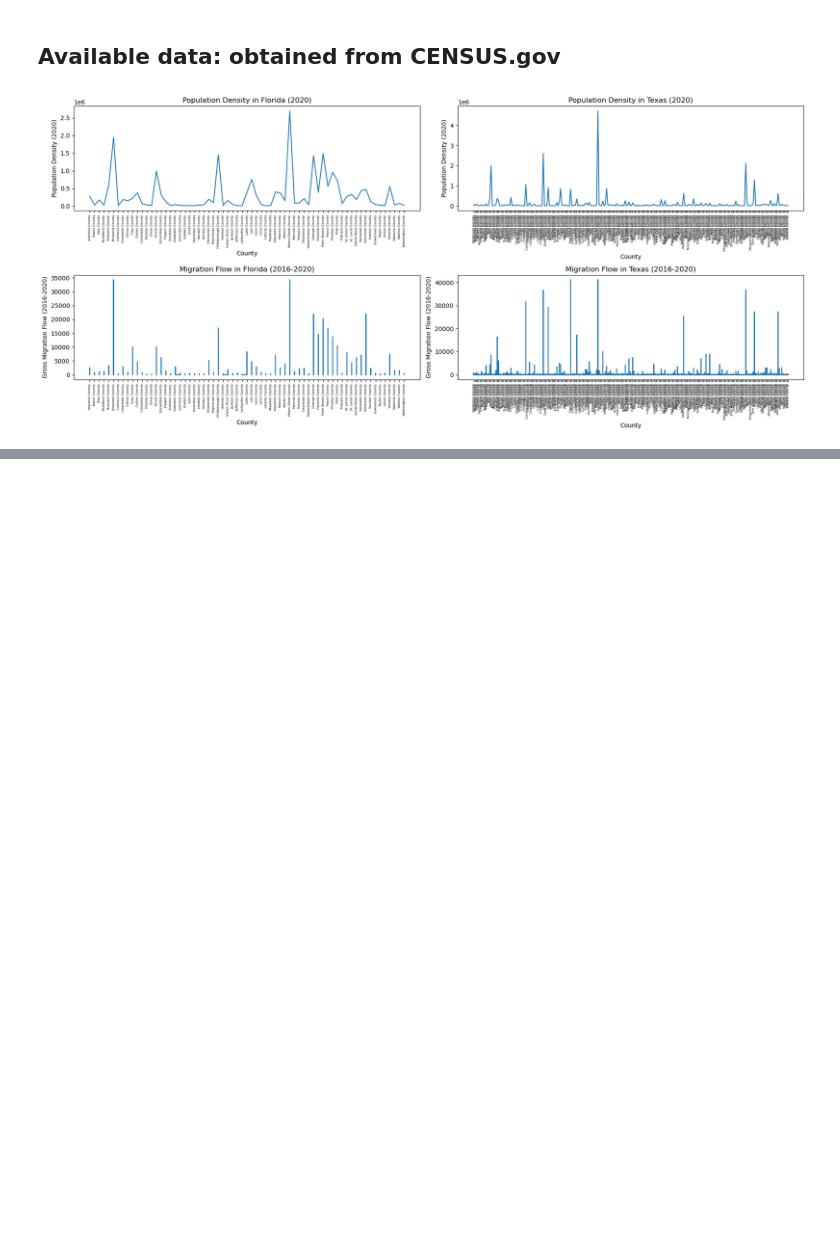
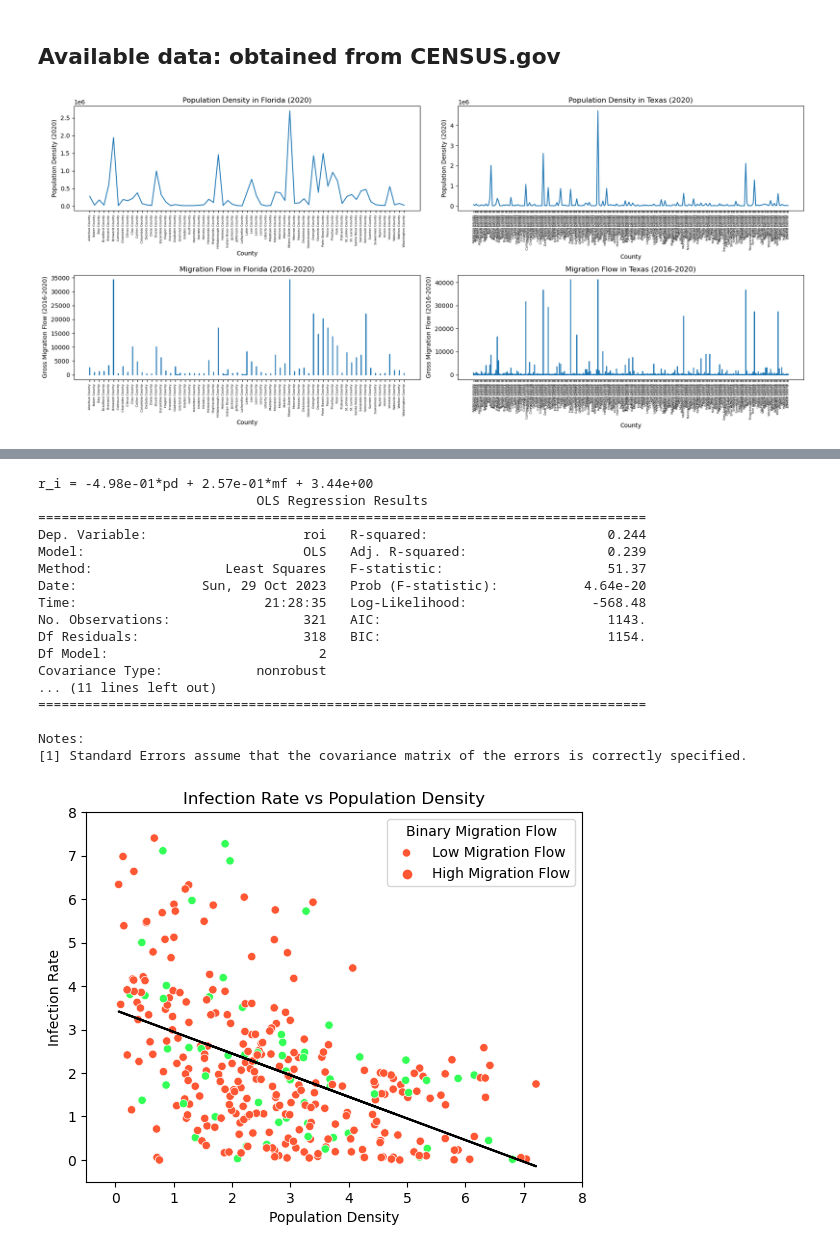
Before and after one commit to BeltranVV/Project1, a Jupyter notebook: Project.ipynb, the cells around one changed output, grey strips where cells are left out. Saved outputs shown, nothing was run; the diff lists cells and outputs as text; code cells hidden in the pictures; blank space fills up the shorter version.

```diff
--- a/Project.ipynb
+++ b/Project.ipynb
@@ -81,0 +111,51 @@ sum_cases_by_county['population density'] = df_2['B01001_calc_PopDensity']
+# %%
+X = np.c_[np.ones(321), sum_cases_by_county['pd'], sum_cases_by_county['mig flow_binary']]
+tmp = np.linalg.inv(np.matmul(np.transpose(X), X))
+result1 = tmp @ np.transpose(X) @ sum_cases_by_county['roi']
+print(f'r_i = {result1[1]:0.2e}*pd + {result1[2]:0.2e}*mf + {result1[0]:0.2e}')
+
+X_2 = sum_cases_by_county[['pd', 'mig flow_binary']]
+X_3 = sm.add_constant(X_2)
+y_2 = sum_cases_by_county['roi']
+model = sm.OLS(y_2, X_3).fit()
+results = model.summary()
+print(results)
+slope = model.params['pd']
+intercept = model.params['const']
+
+Set_2 = sns.color_palette(["#FF5733", "#33FF57"])
+sns.scatterplot(x='pd', y='roi', hue='mig flow_binary', data=sum_cases_by_county, palette=Set_2)
+x_values = sum_cases_by_county['pd']
+linear_regression_line = slope * x_values + intercept
+plt.plot(x_values, linear_regression_line, color='black', label='Linear Regression Line')
+
+plt.title('Infection Rate vs Population Density')
+plt.xlabel('Population Density')
+plt.ylabel('Infection Rate')
+plt.ylim(-0.5, 8)
+plt.xlim(-0.5, 8)
+
+custom_legend_labels_2 = {0: 'Low Migration Flow', 1: 'High Migration Flow'}
+legend_2 = plt.legend(title='Binary Migration Flow', labels=[custom_legend_labels_2[0], custom_legend_labels_2[1]], loc='upper right')
+for i, label in enumerate(legend.get_texts()):
+    label.set_color(custom_palette[i])
+plt.show()
+# %% [output]
+r_i = -4.98e-01*pd + 2.57e-01*mf + 3.44e+00
+                            OLS Regression Results
+==============================================================================
+Dep. Variable:                    roi   R-squared:                       0.244
+Model:                            OLS   Adj. R-squared:                  0.239
+Method:                 Least Squares   F-statistic:                     51.37
+Date:                Sun, 29 Oct 2023   Prob (F-statistic):           4.64e-20
+Time:                        21:28:35   Log-Likelihood:                -568.48
+No. Observations:                 321   AIC:                             1143.
+Df Residuals:                     318   BIC:                             1154.
+Df Model:                           2
+Covariance Type:            nonrobust
+... (11 lines left out)
+==============================================================================
+
+Notes:
+[1] Standard Errors assume that the covariance matrix of the errors is correctly specified.
+[figure, added]
```
Also changed, not shown: parts of 19 cells of this notebook.
